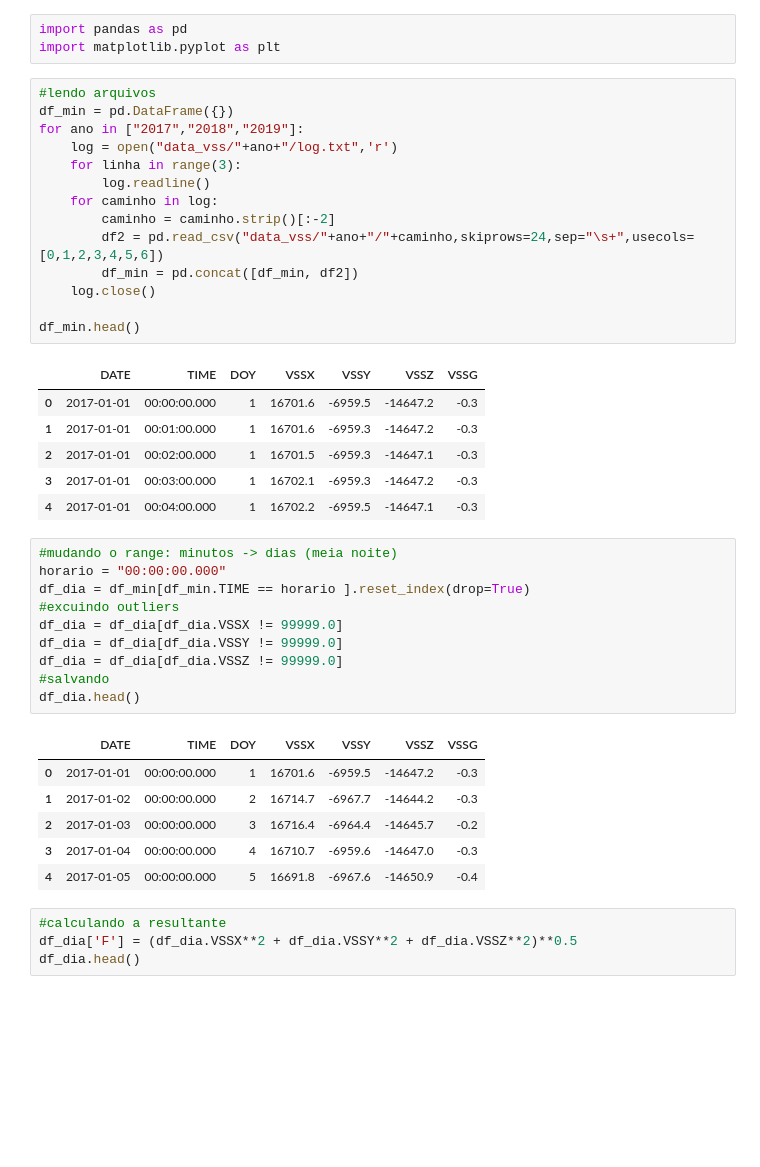
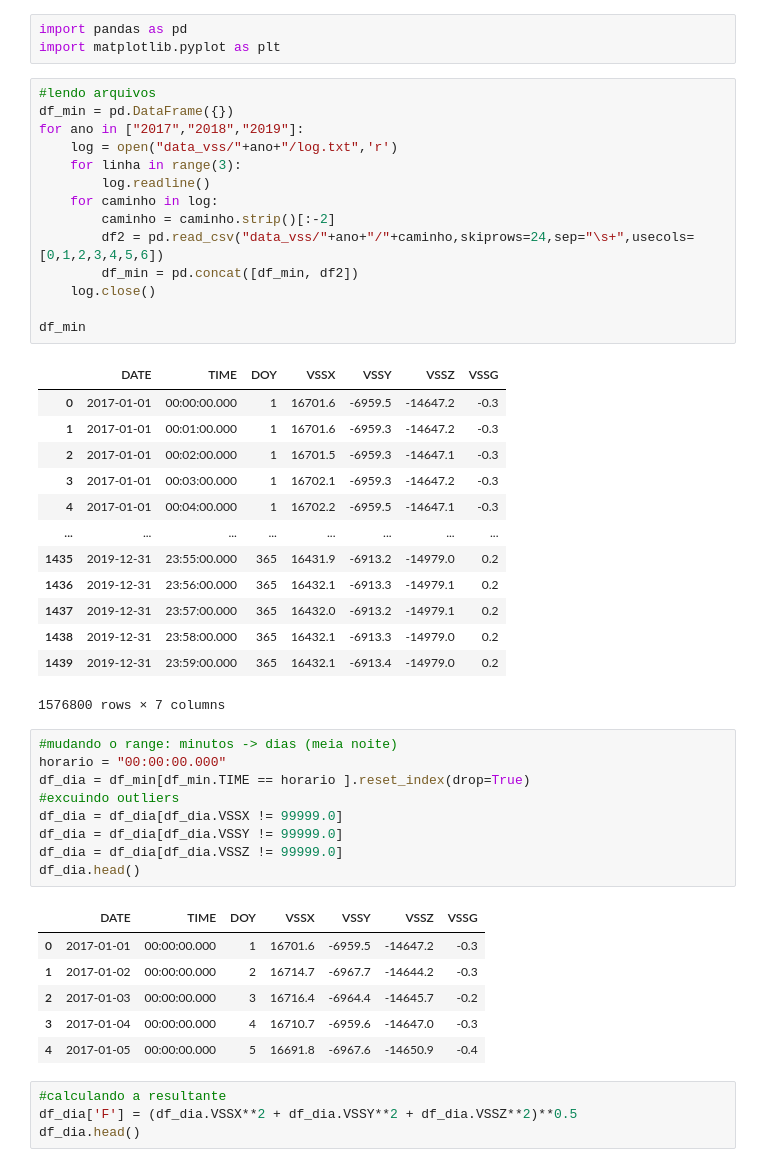
Before and after one commit to gdssouza/VSS_prediction, a Jupyter notebook: concatenando_dados.ipynb, the cells around one changed output. Saved outputs shown, nothing was run; the diff lists cells and outputs as text; blank space fills up the shorter version.

```diff
--- a/concatenando_dados.ipynb
+++ b/concatenando_dados.ipynb
@@ -4,24 +4,31 @@ import matplotlib.pyplot as plt
 # %%
 #lendo arquivos
 df_min = pd.DataFrame({})
 for ano in ["2017","2018","2019"]:
     log = open("data_vss/"+ano+"/log.txt",'r')
     for linha in range(3):
         log.readline()
     for caminho in log:
         caminho = caminho.strip()[:-2]
         df2 = pd.read_csv("data_vss/"+ano+"/"+caminho,skiprows=24,sep="\s+",usecols=[0,1,2,3,4,5,6])
         df_min = pd.concat([df_min, df2])
     log.close()
 
-df_min.head()
+df_min
 # %% [output]
 |  | DATE | TIME | DOY | VSSX | VSSY | VSSZ | VSSG |
 | 0 | 2017-01-01 | 00:00:00.000 | 1 | 16701.6 | -6959.5 | -14647.2 | -0.3 |
 | 1 | 2017-01-01 | 00:01:00.000 | 1 | 16701.6 | -6959.3 | -14647.2 | -0.3 |
 | 2 | 2017-01-01 | 00:02:00.000 | 1 | 16701.5 | -6959.3 | -14647.1 | -0.3 |
 | 3 | 2017-01-01 | 00:03:00.000 | 1 | 16702.1 | -6959.3 | -14647.2 | -0.3 |
 | 4 | 2017-01-01 | 00:04:00.000 | 1 | 16702.2 | -6959.5 | -14647.1 | -0.3 |
+| ... | ... | ... | ... | ... | ... | ... | ... |
+| 1435 | 2019-12-31 | 23:55:00.000 | 365 | 16431.9 | -6913.2 | -14979.0 | 0.2 |
+| 1436 | 2019-12-31 | 23:56:00.000 | 365 | 16432.1 | -6913.3 | -14979.1 | 0.2 |
+| 1437 | 2019-12-31 | 23:57:00.000 | 365 | 16432.0 | -6913.2 | -14979.1 | 0.2 |
+| 1438 | 2019-12-31 | 23:58:00.000 | 365 | 16432.1 | -6913.3 | -14979.0 | 0.2 |
+| 1439 | 2019-12-31 | 23:59:00.000 | 365 | 16432.1 | -6913.4 | -14979.0 | 0.2 |
+1576800 rows × 7 columns
 # %%
 #mudando o range: minutos -> dias (meia noite)
 horario = "00:00:00.000"
@@ -30,7 +37,6 @@ df_dia = df_min[df_min.TIME == horario ].reset_index(drop=True)
 df_dia = df_dia[df_dia.VSSX != 99999.0]
 df_dia = df_dia[df_dia.VSSY != 99999.0]
 df_dia = df_dia[df_dia.VSSZ != 99999.0]
-#salvando
 df_dia.head()
 # %% [output]
 |  | DATE | TIME | DOY | VSSX | VSSY | VSSZ | VSSG |
```
